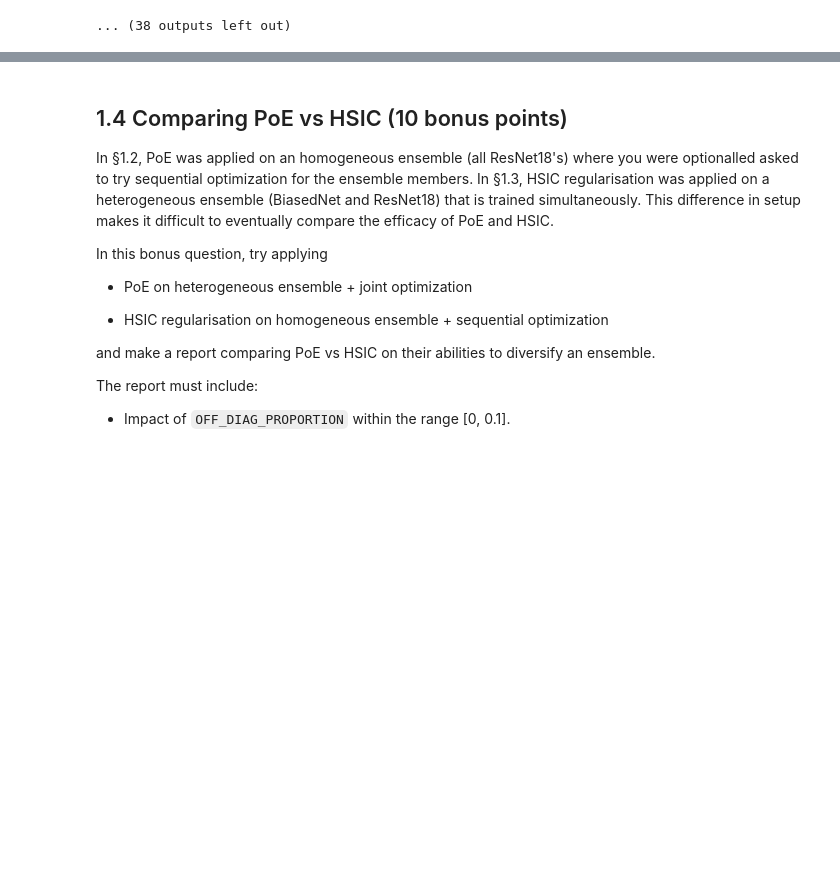
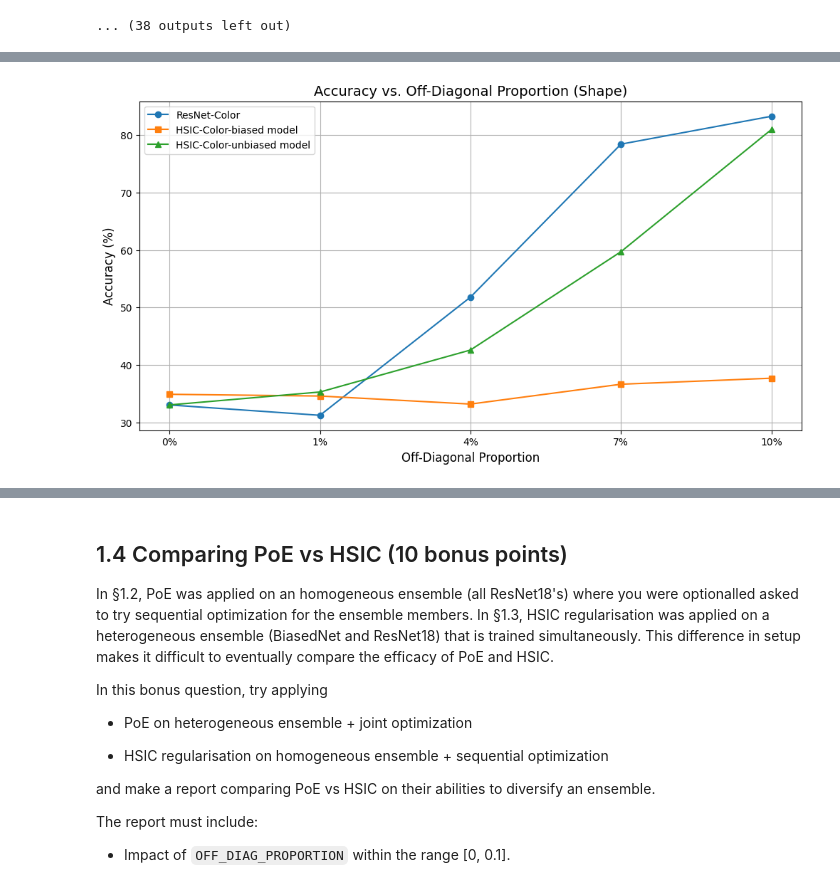
Before and after one commit to sayak0809/TrustworthyML-24-25, a Jupyter notebook: 1-ood.ipynb, the cells around one changed output, grey strips where cells are left out. Saved outputs shown, nothing was run; the diff lists cells and outputs as text; code cells hidden in the pictures; blank space fills up the shorter version.

```diff
--- a/1-ood.ipynb
+++ b/1-ood.ipynb
@@ -1684,0 +1709,17 @@ Make sure to include the following discussion in the report:
+# %%
+plt.figure(figsize=(12, 6))
+
+# Plot lines
+plt.plot(vals_shape['Off-Diagonal Proportion'], vals_shape['Accuracy (ResNet)-Shape'], marker='o', label='ResNet-Color')
+plt.plot(vals_shape['Off-Diagonal Proportion'], vals_shape['Accuracy (HSIC)-Shape-biased model'], marker='s', label='HSIC-Color-biased model')
+plt.plot(vals_shape['Off-Diagonal Proportion'], vals_shape['Accuracy (HSIC)-Shape-unbiased model'], marker='^', label='HSIC-Color-unbiased model')
+
+# Add labels, legend, and title
+plt.xlabel('Off-Diagonal Proportion', fontsize=12)
+plt.ylabel('Accuracy (%)', fontsize=12)
+plt.title('Accuracy vs. Off-Diagonal Proportion (Shape)', fontsize=14)
+plt.legend()
+plt.grid(True)
+plt.show()
+# %% [output]
+[figure, added]
```
Also changed, not shown: parts of 12 cells of this notebook.
